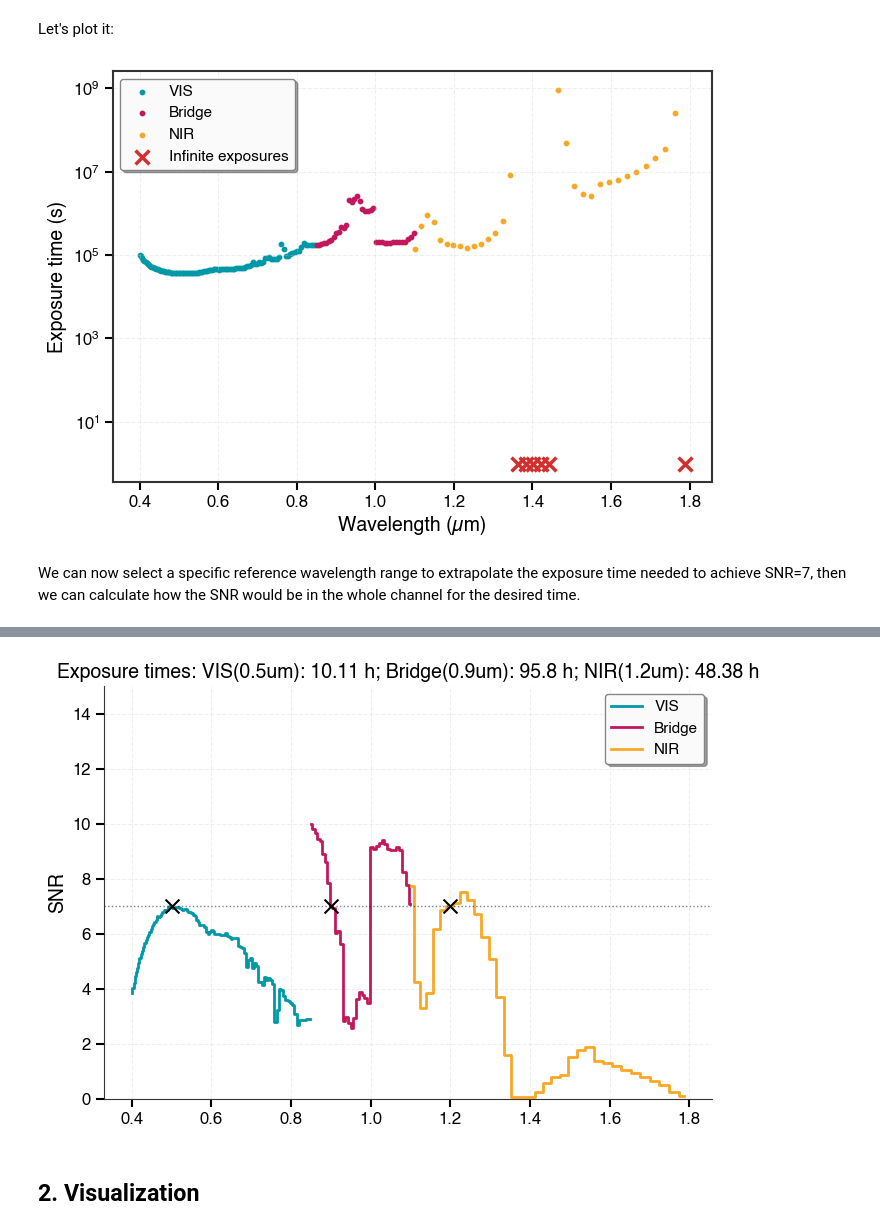
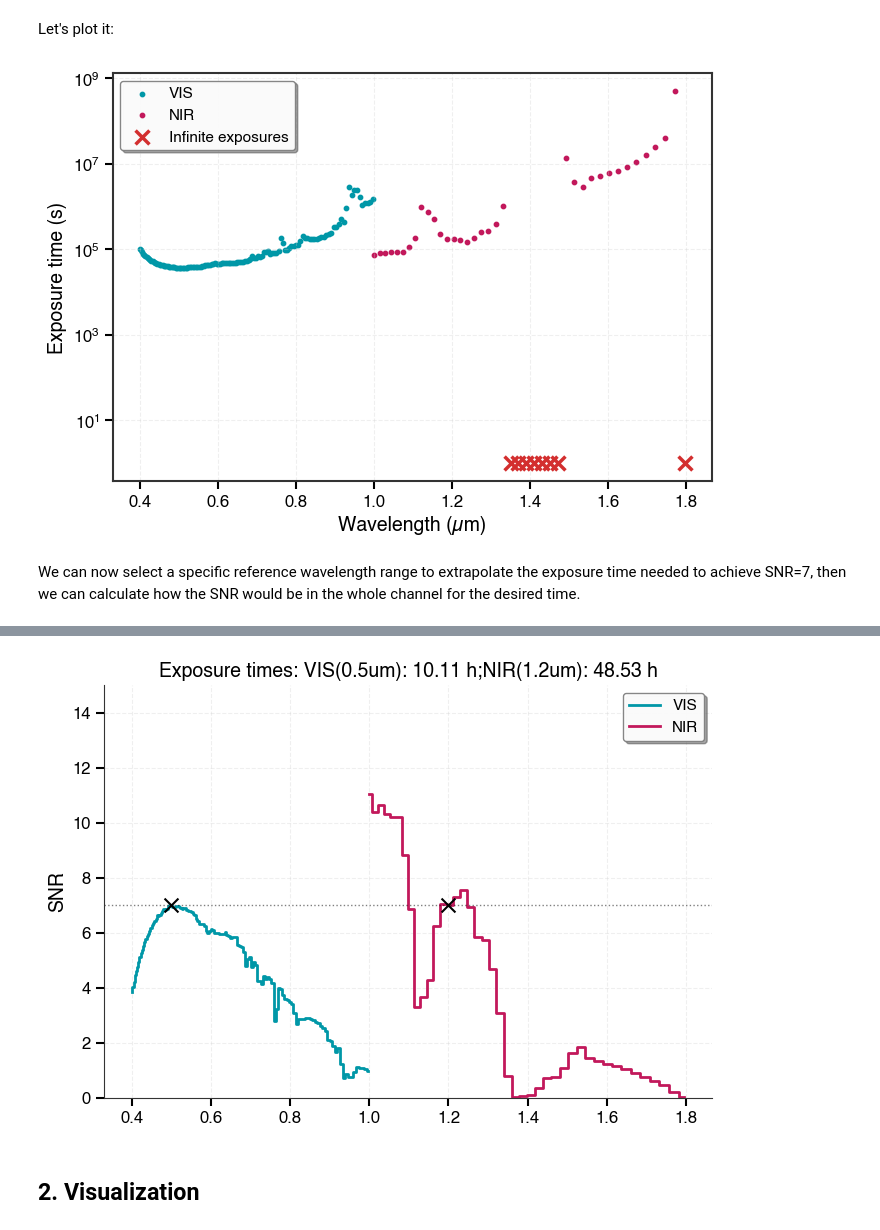
Before and after one commit to eleonoraalei/pyEDITH, a Jupyter notebook: tutorials/spectroscopy_tutorial.ipynb, the cells around one changed output, grey strips where cells are left out. Drawn from its saved outputs; the diff is of its cells as text; code cells hidden in the pictures.

```diff
--- a/tutorials/spectroscopy_tutorial.ipynb
+++ b/tutorials/spectroscopy_tutorial.ipynb
@@ -381,9 +381,8 @@ plt.tight_layout()
 Now let's say you want to calculate different exposure times for more than one spectral channel. This is how to do it with the ETC:
 # %%
 #Define a list of filters and parse them
-parameters['filter_list']=[pE.Filter('VIS',low=0.4,high=0.85,resolution=140,type='IFS'),
-                           pE.Filter('Bridge',low=0.85,high=1.1,resolution=140,type='IFS'),
-                           pE.Filter('NIR',low=1.1,high=1.8,resolution=70,type='IFS'),]
+parameters['filter_list']=[pE.Filter('VIS',low=0.4,high=1,resolution=140,type='IFS'),
+                           pE.Filter('NIR',low=1.,high=1.8,resolution=70,type='IFS'),]
 parsed_filters=pE.parse_input.parse_filters(parameters)
 # %% [markdown]
 There is no limit to the number of filters you can define. For example, you could define multiple filters within the visible channel, as well as choosing overlapping filters, or filters that don't cover the whole space.
@@ -540,13 +521,13 @@ plt.legend(loc='best', fontsize=11, frameon=True, shadow=True, fancybox=True,
            framealpha=0.95, edgecolor='gray')
 plt.tight_layout()
 # %% [output]
-[figure, old version]
+[figure, new version]
 # %% [markdown]
 We can now select a specific reference wavelength range to extrapolate the exposure time needed to achieve SNR=7, then we can calculate how the SNR would be in the whole channel for the desired time.
 # %%
 # Define reference wavelengths (in microns) for each spectral channel
 # These wavelengths will be used to calculate exposure times for each channel
-ref_lams = [ 0.5, 0.9, 1.2]
+ref_lams = [ 0.5, 1.2]
 
 # # Run the ETC calculation separately for each spectral channel
 snr_arrs = {}  # Store SNR arrays for each channel
@@ -610,7 +591,7 @@ for f in parsed_filters:
 
     plt.step(snr_arrs[f.name]['wavelength'], snr_arrs[f.name]['snr'], label=f.name, where="mid", linewidth=2)
 
-plt.scatter(ref_lams, [7,7,7], color="k", marker="x", zorder=10, s=100)
+plt.scatter(ref_lams, [7,7], color="k", marker="x", zorder=10, s=100)
 plt.axhline(7, color="k", ls=":", alpha=0.5, linewidth=1)
 plt.legend(loc='best', fontsize=11, frameon=True, shadow=True, fancybox=True,
                framealpha=0.95, edgecolor='gray')
@@ -619,7 +600,7 @@ plt.tick_params(axis='both', which='major', labelsize=12, width=1.5, length=6)
 plt.tick_params(axis='both', which='minor', width=1, length=3)
 plt.grid(True, alpha=0.3, linestyle='--', linewidth=0.8)
 
-exptime_text = f"VIS({ref_lams[0]}um): {obstimes[0].to(u.hr).round(2)}; Bridge({ref_lams[1]}um): {obstimes[1].to(u.hr).round(2)}; NIR({ref_lams[2]}um): {obstimes[2].to(u.hr).round(2)}"
+exptime_text = f"VIS({ref_lams[0]}um): {obstimes[0].to(u.hr).round(2)};NIR({ref_lams[1]}um): {obstimes[1].to(u.hr).round(2)}"
 plt.title( f"Exposure times: {exptime_text}")
 plt.ylim(0,15)
 
@@ -646,4 +627,4 @@ plt.tight_layout()
-[figure, old version]
+[figure, new version]
 # %% [markdown]
 ## 2. Visualization
 # %% [markdown]
```
Also changed, not shown: parts of 9 cells of this notebook, 4 other files.
